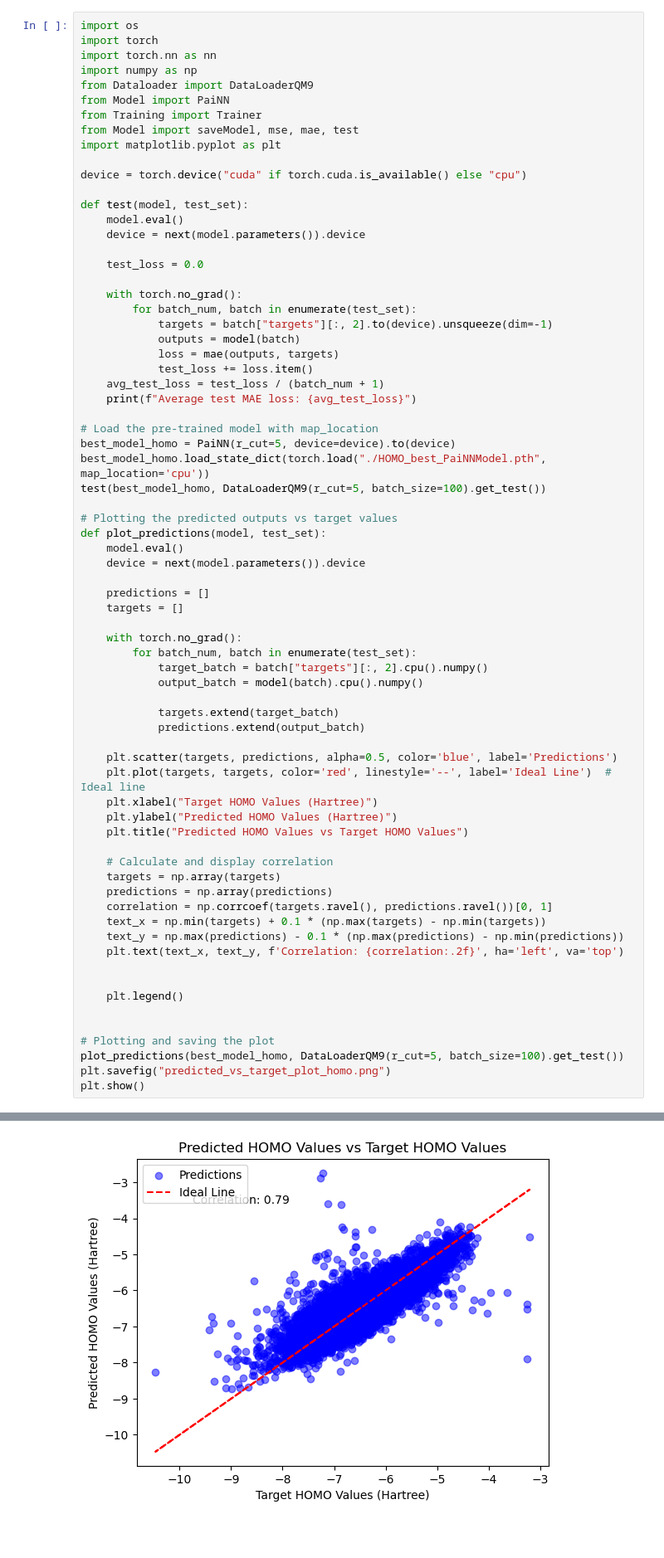
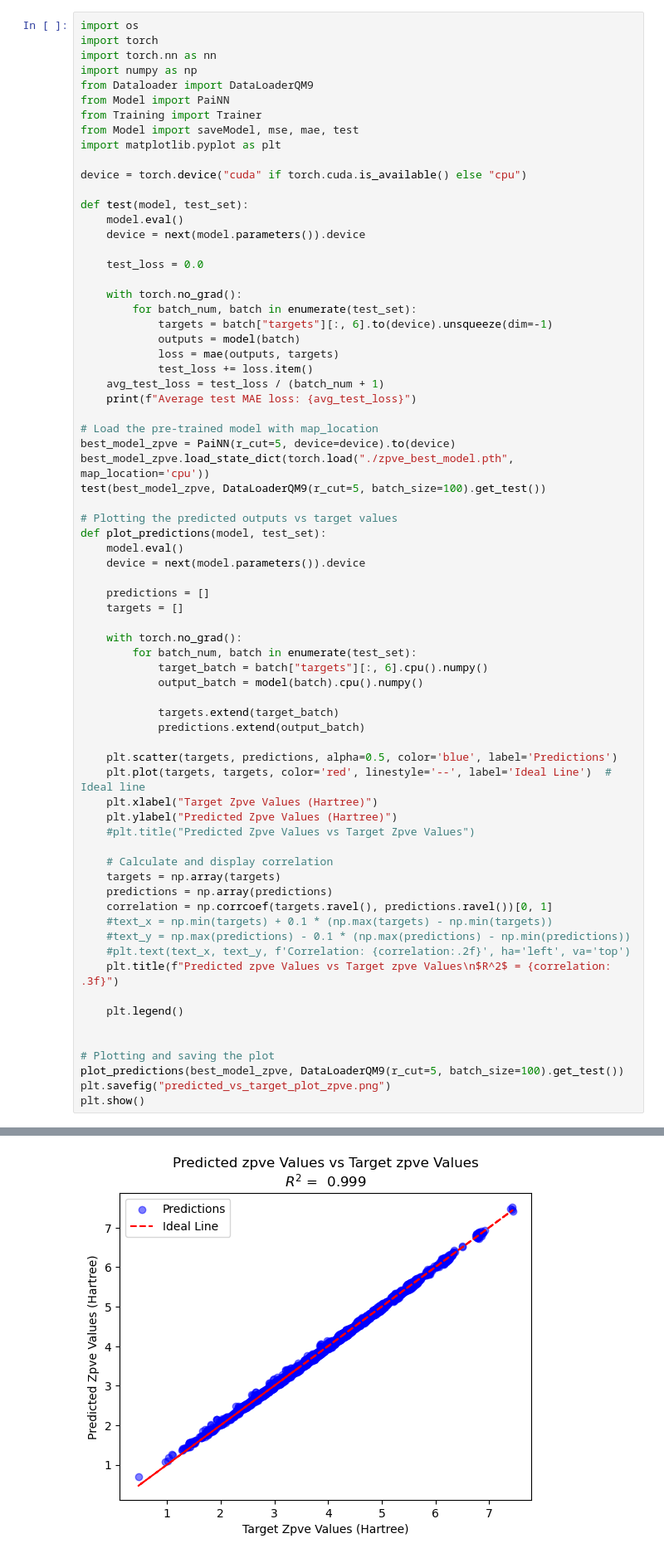
Before and after one commit to simonvonger/QM9_group10.0, a Jupyter notebook: Main_pred.ipynb, the cells around one changed output, grey strips where cells are left out. Shown: that part at 83% size. Drawn from its saved outputs; the diff is of its cells as text; blank space fills up the shorter version.

Commit message:
Fixed plots

```diff
--- a/Main_pred.ipynb
+++ b/Main_pred.ipynb
@@ -19,7 +242,7 @@ def test(model, test_set):
 
     with torch.no_grad():
         for batch_num, batch in enumerate(test_set):
-            targets = batch["targets"][:, 2].to(device).unsqueeze(dim=-1)
+            targets = batch["targets"][:, 6].to(device).unsqueeze(dim=-1)
             outputs = model(batch)
             loss = mae(outputs, targets)
             test_loss += loss.item()
@@ -27,9 +250,9 @@ def test(model, test_set):
     print(f"Average test MAE loss: {avg_test_loss}")
 
 # Load the pre-trained model with map_location
-best_model_homo = PaiNN(r_cut=5, device=device).to(device)
-best_model_homo.load_state_dict(torch.load("./HOMO_best_PaiNNModel.pth", map_location='cpu'))
-test(best_model_homo, DataLoaderQM9(r_cut=5, batch_size=100).get_test())
+best_model_zpve = PaiNN(r_cut=5, device=device).to(device)
+best_model_zpve.load_state_dict(torch.load("./zpve_best_model.pth", map_location='cpu'))
+test(best_model_zpve, DataLoaderQM9(r_cut=5, batch_size=100).get_test())
 
 # Plotting the predicted outputs vs target values
 def plot_predictions(model, test_set):
@@ -41,7 +264,7 @@ def plot_predictions(model, test_set):
 
     with torch.no_grad():
         for batch_num, batch in enumerate(test_set):
-            target_batch = batch["targets"][:, 2].cpu().numpy()
+            target_batch = batch["targets"][:, 6].cpu().numpy()
             output_batch = model(batch).cpu().numpy()
 
             targets.extend(target_batch)
@@ -49,24 +272,24 @@ def plot_predictions(model, test_set):
 
     plt.scatter(targets, predictions, alpha=0.5, color='blue', label='Predictions')
     plt.plot(targets, targets, color='red', linestyle='--', label='Ideal Line')  # Ideal line
-    plt.xlabel("Target HOMO Values (Hartree)")
-    plt.ylabel("Predicted HOMO Values (Hartree)")
-    plt.title("Predicted HOMO Values vs Target HOMO Values")
+    plt.xlabel("Target Zpve Values (Hartree)")
+    plt.ylabel("Predicted Zpve Values (Hartree)")
+    #plt.title("Predicted Zpve Values vs Target Zpve Values")
 
     # Calculate and display correlation
     targets = np.array(targets)
     predictions = np.array(predictions)
     correlation = np.corrcoef(targets.ravel(), predictions.ravel())[0, 1]
-    text_x = np.min(targets) + 0.1 * (np.max(targets) - np.min(targets))
-    text_y = np.max(predictions) - 0.1 * (np.max(predictions) - np.min(predictions))
-    plt.text(text_x, text_y, f'Correlation: {correlation:.2f}', ha='left', va='top')
-
+    #text_x = np.min(targets) + 0.1 * (np.max(targets) - np.min(targets))
+    #text_y = np.max(predictions) - 0.1 * (np.max(predictions) - np.min(predictions))
+    #plt.text(text_x, text_y, f'Correlation: {correlation:.2f}', ha='left', va='top')
+    plt.title(f"Predicted zpve Values vs Target zpve Values\n$R^2$ = {correlation: .3f}")
 
     plt.legend()
 
 
 # Plotting and saving the plot
-plot_predictions(best_model_homo, DataLoaderQM9(r_cut=5, batch_size=100).get_test())
-plt.savefig("predicted_vs_target_plot_homo.png")
+plot_predictions(best_model_zpve, DataLoaderQM9(r_cut=5, batch_size=100).get_test())
+plt.savefig("predicted_vs_target_plot_zpve.png")
 plt.show()
 # %% [output]
@@ -74 +297 @@ Average test MAE loss: 0.27674694370677455
-[figure, old version]
+[figure, new version]
```
Also changed, not shown: parts of 7 cells of this notebook, 4 other files.
